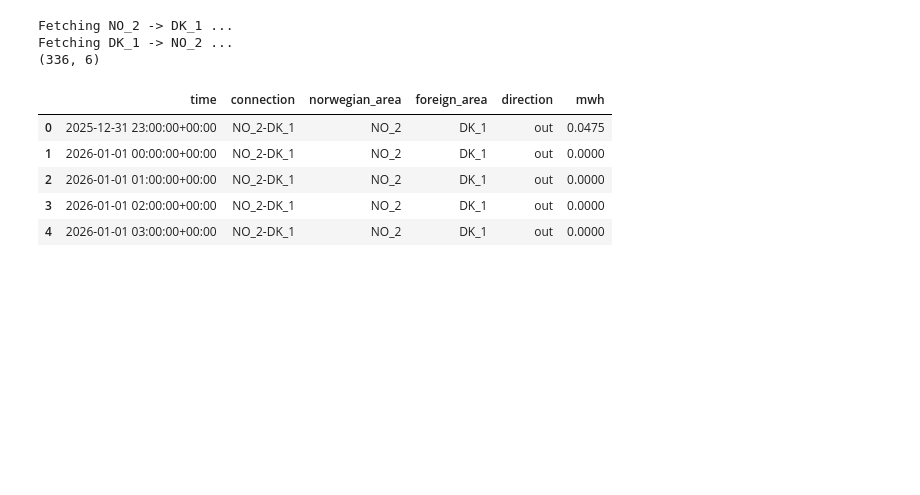
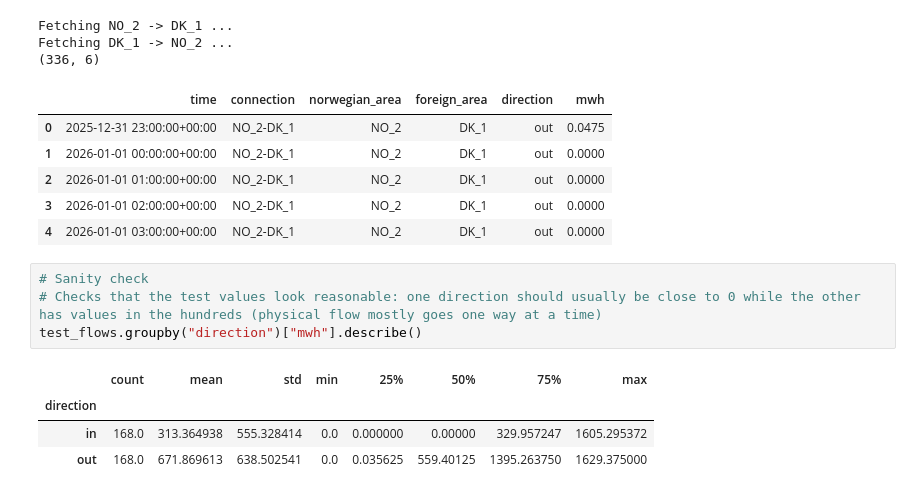
Before and after one commit to Povland/IND320, a Jupyter notebook: notebooks/Oblig2.ipynb, the cells around one changed output. Cells and saved outputs as stored; diff of their text form; blank space fills up the shorter version.

```diff
--- a/notebooks/Oblig2.ipynb
+++ b/notebooks/Oblig2.ipynb
@@ -356,3 +361,12 @@ Fetching DK_1 -> NO_2 ...
 | 2 | 2026-01-01 01:00:00+00:00 | NO_2-DK_1 | NO_2 | DK_1 | out | 0.0000 |
 | 3 | 2026-01-01 02:00:00+00:00 | NO_2-DK_1 | NO_2 | DK_1 | out | 0.0000 |
 | 4 | 2026-01-01 03:00:00+00:00 | NO_2-DK_1 | NO_2 | DK_1 | out | 0.0000 |
+# %%
+# Sanity check
+# Checks that the test values look reasonable: one direction should usually be close to 0 while the other has values in the hundreds (physical flow mostly goes one way at a time)
+test_flows.groupby("direction")["mwh"].describe()
+# %% [output]
+|  | count | mean | std | min | 25% | 50% | 75% | max |
+| direction |  |  |  |  |  |  |  |  |
+| in | 168.0 | 313.364938 | 555.328414 | 0.0 | 0.000000 | 0.00000 | 329.957247 | 1605.295372 |
+| out | 168.0 | 671.869613 | 638.502541 | 0.0 | 0.035625 | 559.40125 | 1395.263750 | 1629.375000 |
```
Also changed, not shown: parts of 16 cells of this notebook, 5 other files.
